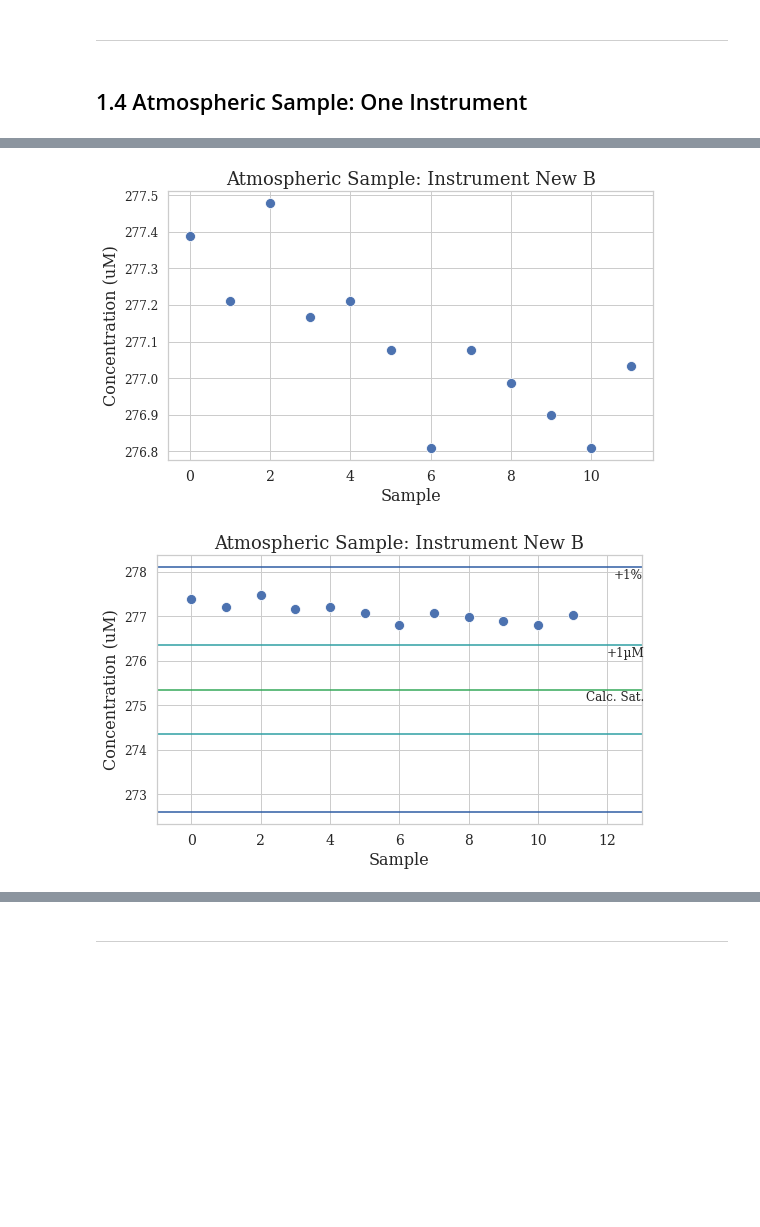
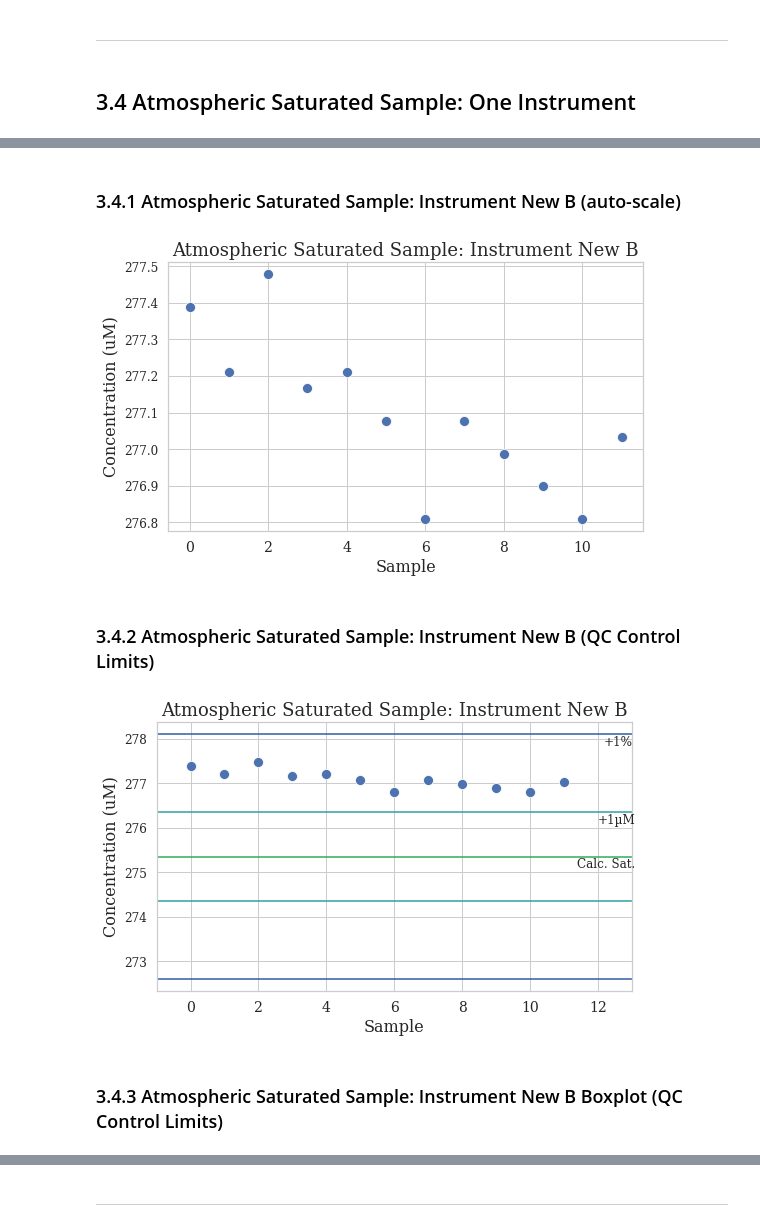
Before and after one commit to kendall-s/do_commissioning, a Jupyter notebook: code/DO_Commissioning.ipynb, the cells around one changed output, grey strips where cells are left out. Saved outputs shown, nothing was run; the diff lists cells and outputs as text; code cells hidden in the pictures; blank space fills up the shorter version.

```diff
--- a/code/DO_Commissioning.ipynb
+++ b/code/DO_Commissioning.ipynb
@@ -18,3 +20,13 @@ mpl.rc('figure', figsize=[8, 5]) # Set fig size to something more fitting for A4
+# %%
+INDEPENDENT_IODATE_DATA = 'https://raw.githubusercontent.com/kendall-s/do_commissioning/master/data/independent_iodate.csv'
+DEP_1_DEEP_REPLICATES_SINGLE_NISKINS_DATA = 'https://raw.githubusercontent.com/kendall-s/do_commissioning/master/data/dep_1_deep_replicates_single_niskins.csv'
+DEP_1_DEEP_REPLICATES_SHARED_NISKINS_DATA = 'https://raw.githubusercontent.com/kendall-s/do_commissioning/master/data/dep_1_deep_replicates_shared_niskins.csv'
+ATMOSPHERIC_DIFF_INSTRUMENTS_DATA = 'https://raw.githubusercontent.com/kendall-s/do_commissioning/master/data/atmospheric_diff_instruments.csv'
+ATMOSPHERIC_ONE_INSTRUMENT_DATA = 'https://raw.githubusercontent.com/kendall-s/do_commissioning/master/data/atmospheric_one_instrument.csv'
+PROFILE_COMPARISON_DATA = 'https://raw.githubusercontent.com/kendall-s/do_commissioning/master/data/profile_comparison.csv'
+DEP_2_DEEP_REPLICATES_DATA = 'https://raw.githubusercontent.com/kendall-s/do_commissioning/master/data/dep_2_deep_replicates.csv'
+
+COMBINED_DATA = 'https://raw.githubusercontent.com/kendall-s/do_commissioning/master/data/combined.csv'
 # %% [markdown]
 ---
 # %% [markdown]
@@ -230,4 +282,4 @@ plt.savefig('atmospheric_diff_instruments_with_bars.svg', format='svg')
 # %% [markdown]
 ---
 # %% [markdown]
-## 1.4 Atmospheric Sample: One Instrument
+## 3.4 Atmospheric Saturated Sample: One Instrument
@@ -236,3 +286,5 @@ atmospheric_one_df = pd.read_csv(r"C:\Users\she384\Documents\DO Commissioning\re
+# %%
+atmospheric_one_df = pd.read_csv(ATMOSPHERIC_ONE_INSTRUMENT_DATA)
 # %%
 atmospheric_one_df.head()
 # %% [output]
@@ -242,20 +294,24 @@ atmospheric_one_df.head()
 | 2 | New B | 214 | 146.67 | 0.79938 | 0.79910 | 6.210 | 21.70 | 21.5 | 2.344 | 150012 | ... |
 | 3 | New B | 216 | 144.35 | 0.78570 | 0.78541 | 6.203 | 21.77 | 21.5 | 2.306 | 150236 | ... |
 | 4 | New B | 217 | 141.62 | 0.77087 | 0.77058 | 6.204 | 21.83 | 21.5 | 2.287 | 150440 | ... |
+# %% [markdown]
+### 3.4.1 Atmospheric Saturated Sample: Instrument New B (auto-scale)
 # %%
 sns.lineplot(atmospheric_one_df.index, atmospheric_one_df['O2µmol/L'], lw=0, marker="o", ms=10)
 
 plt.xlabel("Sample", fontsize=16)
 plt.ylabel("Concentration (uM)", fontsize=16)
 plt.xticks(fontsize=14)
 plt.yticks(fontsize=12)
-plt.title('Atmospheric Sample: Instrument New B', fontsize=18)
+plt.title('Atmospheric Saturated Sample: Instrument New B', fontsize=18)
 
 plt.tight_layout()
 
 plt.savefig('atmospheric_one_instrument.svg', format='svg')
 # %% [output]
-[figure, old version]
+[figure, new version]
+# %% [markdown]
+### 3.4.2 Atmospheric Saturated Sample: Instrument New B (QC Control Limits)
 # %%
 sns.lineplot(atmospheric_one_df.index, atmospheric_one_df['O2µmol/L'], lw=0, marker="o", ms=10)
 
@@ -263,7 +319,7 @@ plt.xlabel("Sample", fontsize=16)
 plt.ylabel("Concentration (uM)", fontsize=16)
 plt.xticks(fontsize=14)
 plt.yticks(fontsize=12)
-plt.title('Atmospheric Sample: Instrument New B', fontsize=18)
+plt.title('Atmospheric Saturated Sample: Instrument New B', fontsize=18)
 
 plt.tight_layout()
 
@@ -295,7 +351,9 @@ plt.xlim(-1, 13)
 
 plt.savefig('atmospheric_one_instrument_with_bars.svg', format='svg')
 # %% [output]
-[figure, old version]
+[figure, new version]
+# %% [markdown]
+### 3.4.3 Atmospheric Saturated Sample: Instrument New B Boxplot (QC Control Limits)
 # %%
 sns.boxplot(atmospheric_one_df['Instrument'], atmospheric_one_df['O2µmol/L'])
 
```
Also changed, not shown: parts of 66 cells of this notebook, 4 other files.
